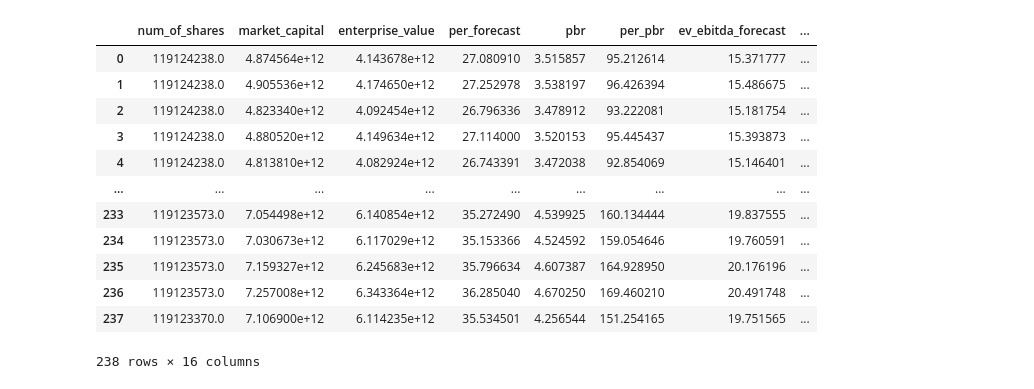
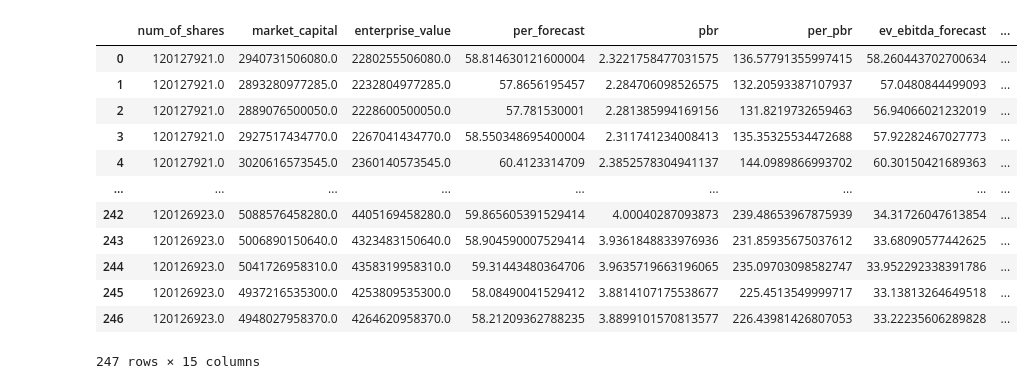
Before and after one commit to TsukasaOtawa/trading, a Jupyter notebook: ipynb/generate_api_v2_daily.ipynb, the cells around one changed output. Cells and saved outputs as stored; diff of their text form; code cells hidden in the pictures.

```diff
--- a/ipynb/generate_api_v2_daily.ipynb
+++ b/ipynb/generate_api_v2_daily.ipynb
@@ -3,28 +7,30 @@ import buffett_code_com as bc
+# %%
+# 1年分の取得
+start_d = "2020-01-01" #2019Q1の時系列と合わせる
+end_d   = "2020-12-31"  #2020Q4の第4四半期の時系列と合わせる
+ticker = 7974
 # %%
-# start_day = "2020-01-01" #2019Q1の時系列と合わせる
-#end_day   = "2020-12-31"  #2020Q4の第4四半期の時系列と合わせる
-def generate_df_d(ticker:str, start_day:str, end_day:str):
-    res_day = fetch(BC_API_ENDPOINT_DAILY, ticker, start_day, end_day)
-    json_data_day = json.loads(res_day.text)
+import decimal
+
+def generate_df_d(ticker:str, start_d:str, end_d:str):
+    res_day = bc.fetch(bc.API_ENDPOINT_DAILY, ticker, start_d, end_d)
+    json_data_day = json.loads(res_day.text,  parse_float=decimal.Decimal)
     df_d = pd.DataFrame.from_dict(json_data_day[ticker])
-    # 日付データを datetime型に変換
-    df_d['to_datetime'] = pd.to_datetime(df_d['day'])
     return df_d
-# %%
-# 1年分の株価
-df_d = generate_df_d("7974", "20191001", "20200930")
-df_d
-# %% [output]
-|  | num_of_shares | market_capital | enterprise_value | per_forecast | pbr | per_pbr | ev_ebitda_forecast | ... |
-| 0 | 119124238.0 | 4.874564e+12 | 4.143678e+12 | 27.080910 | 3.515857 | 95.212614 | 15.371777 | ... |
-| 1 | 119124238.0 | 4.905536e+12 | 4.174650e+12 | 27.252978 | 3.538197 | 96.426394 | 15.486675 | ... |
-| 2 | 119124238.0 | 4.823340e+12 | 4.092454e+12 | 26.796336 | 3.478912 | 93.222081 | 15.181754 | ... |
-| 3 | 119124238.0 | 4.880520e+12 | 4.149634e+12 | 27.114000 | 3.520153 | 95.445437 | 15.393873 | ... |
-| 4 | 119124238.0 | 4.813810e+12 | 4.082924e+12 | 26.743391 | 3.472038 | 92.854069 | 15.146401 | ... |
-| ... | ... | ... | ... | ... | ... | ... | ... | ... |
-| 233 | 119123573.0 | 7.054498e+12 | 6.140854e+12 | 35.272490 | 4.539925 | 160.134444 | 19.837555 | ... |
-| 234 | 119123573.0 | 7.030673e+12 | 6.117029e+12 | 35.153366 | 4.524592 | 159.054646 | 19.760591 | ... |
-| 235 | 119123573.0 | 7.159327e+12 | 6.245683e+12 | 35.796634 | 4.607387 | 164.928950 | 20.176196 | ... |
-| 236 | 119123573.0 | 7.257008e+12 | 6.343364e+12 | 36.285040 | 4.670250 | 169.460210 | 20.491748 | ... |
-| 237 | 119123370.0 | 7.106900e+12 | 6.114235e+12 | 35.534501 | 4.256544 | 151.254165 | 19.751565 | ... |
-238 rows × 16 columns
+# %%
+df_d = generate_df_d(str(ticker), '20170101', '20171231')
+df_d
+# %% [output]
+|  | num_of_shares | market_capital | enterprise_value | per_forecast | pbr | per_pbr | ev_ebitda_forecast | ... |
+| 0 | 120127921.0 | 2940731506080.0 | 2280255506080.0 | 58.814630121600004 | 2.3221758477031575 | 136.57791355997415 | 58.260443702700634 | ... |
+| 1 | 120127921.0 | 2893280977285.0 | 2232804977285.0 | 57.8656195457 | 2.284706098526575 | 132.20593387107937 | 57.0480844499093 | ... |
+| 2 | 120127921.0 | 2889076500050.0 | 2228600500050.0 | 57.781530001 | 2.281385994169156 | 131.8219732659463 | 56.94066021232019 | ... |
+| 3 | 120127921.0 | 2927517434770.0 | 2267041434770.0 | 58.550348695400004 | 2.311741234008413 | 135.35325534472688 | 57.92282467027773 | ... |
+| 4 | 120127921.0 | 3020616573545.0 | 2360140573545.0 | 60.4123314709 | 2.3852578304941137 | 144.0989866993702 | 60.30150421689363 | ... |
+| ... | ... | ... | ... | ... | ... | ... | ... | ... |
+| 242 | 120126923.0 | 5088576458280.0 | 4405169458280.0 | 59.865605391529414 | 4.00040287093873 | 239.48653967875939 | 34.31726047613854 | ... |
+| 243 | 120126923.0 | 5006890150640.0 | 4323483150640.0 | 58.904590007529414 | 3.9361848833976936 | 231.85935675037612 | 33.68090577442625 | ... |
+| 244 | 120126923.0 | 5041726958310.0 | 4358319958310.0 | 59.31443480364706 | 3.9635719663196065 | 235.09703098582747 | 33.952292338391786 | ... |
+| 245 | 120126923.0 | 4937216535300.0 | 4253809535300.0 | 58.08490041529412 | 3.8814107175538677 | 225.4513549999717 | 33.13813264649518 | ... |
+| 246 | 120126923.0 | 4948027958370.0 | 4264620958370.0 | 58.21209362788235 | 3.8899101570813577 | 226.43981426807053 | 33.22235606289828 | ... |
+247 rows × 15 columns
```
Also changed, not shown: parts of 10 cells of this notebook, 2 other files.
